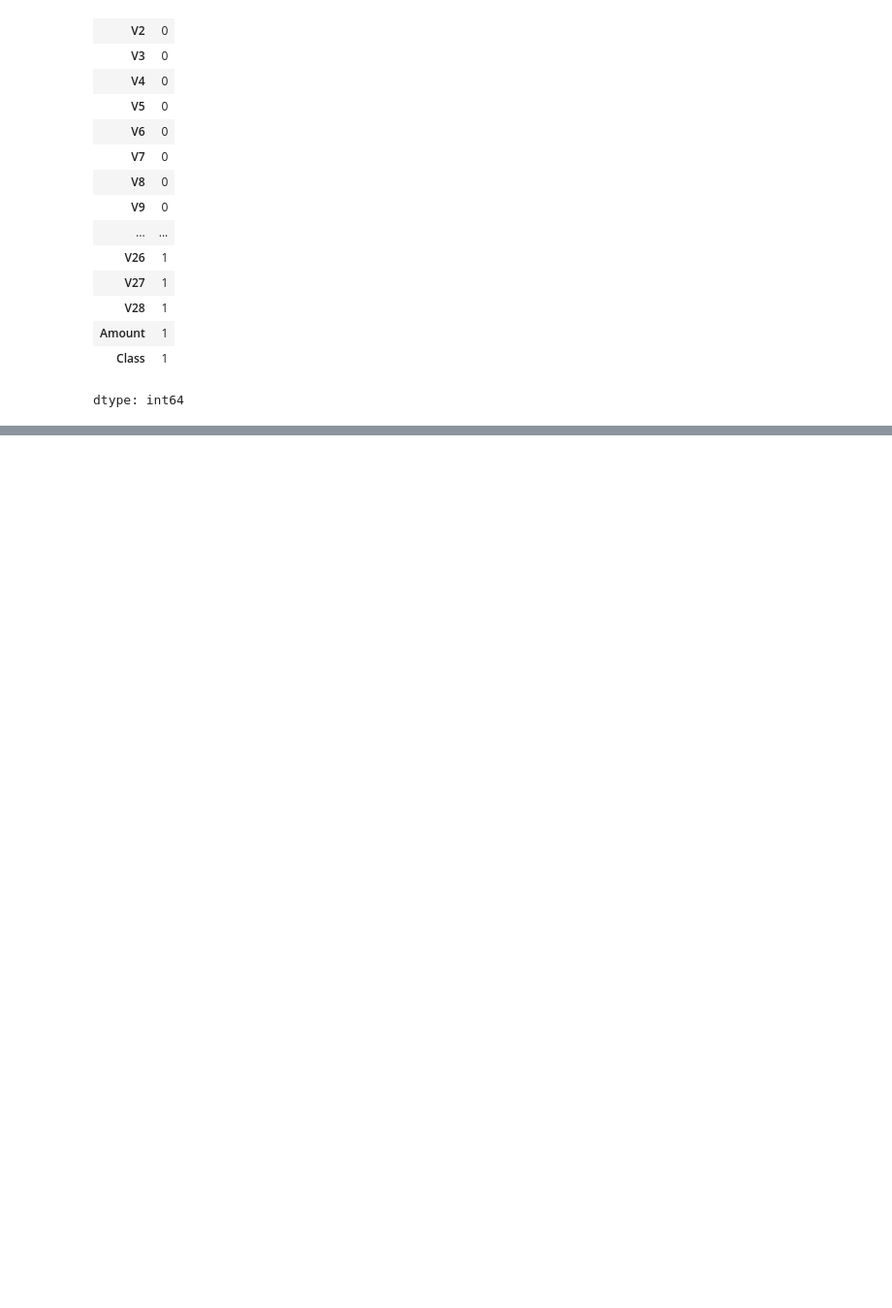
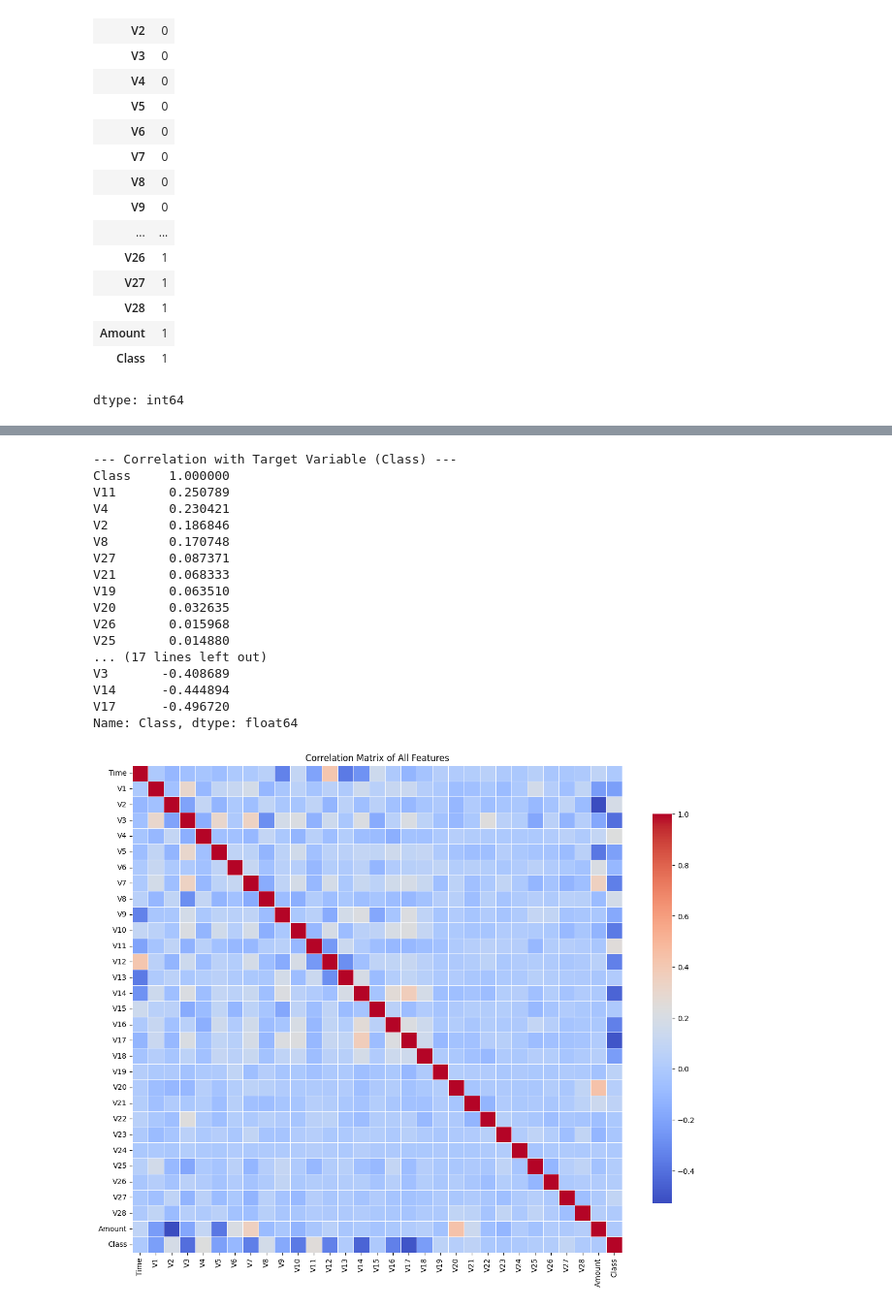
Before and after one commit to SalmanOkz/Deep_Learning_Finance_Project, a Jupyter notebook: Deep_Learning_Assingemnt.ipynb, the cells around one changed output, grey strips where cells are left out. Shown: that part at 97% size. Drawn from its saved outputs; the diff is of its cells as text; code cells hidden in the pictures; blank space fills up the shorter version.

```diff
--- a/Deep_Learning_Assingemnt.ipynb
+++ b/Deep_Learning_Assingemnt.ipynb
@@ -196,0 +120,32 @@ baseline_model.summary()
+# %%
+# Calculate the correlation of all features with the target variable 'Class'
+correlation_matrix = df.corr()
+class_correlation = correlation_matrix['Class'].sort_values(ascending=False)
+
+print("\n--- Correlation with Target Variable (Class) ---")
+print(class_correlation)
+
+# Visualize the correlation matrix (optional, but shows relationships between V features)
+plt.figure(figsize=(15, 12))
+sns.heatmap(correlation_matrix, cmap='coolwarm', linewidths=0.5, cbar_kws={"shrink": .8})
+plt.title('Correlation Matrix of All Features')
+plt.show()
+# %% [output]
+--- Correlation with Target Variable (Class) ---
+Class     1.000000
+V11       0.250789
+V4        0.230421
+V2        0.186846
+V8        0.170748
+V27       0.087371
+V21       0.068333
+V19       0.063510
+V20       0.032635
+V26       0.015968
+V25       0.014880
+... (17 lines left out)
+V3       -0.408689
+V14      -0.444894
+V17      -0.496720
+Name: Class, dtype: float64
+[figure, added]
```
Also changed, not shown: parts of 33 cells of this notebook.
